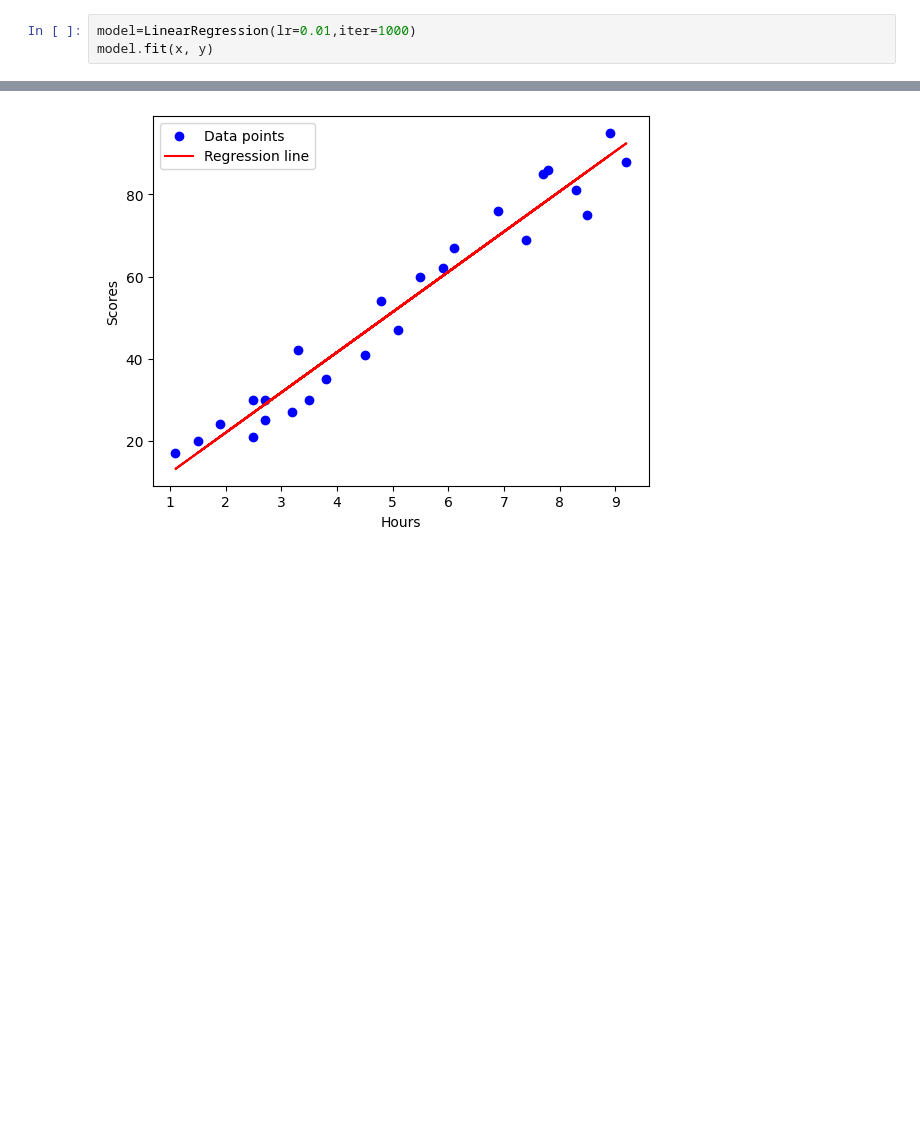
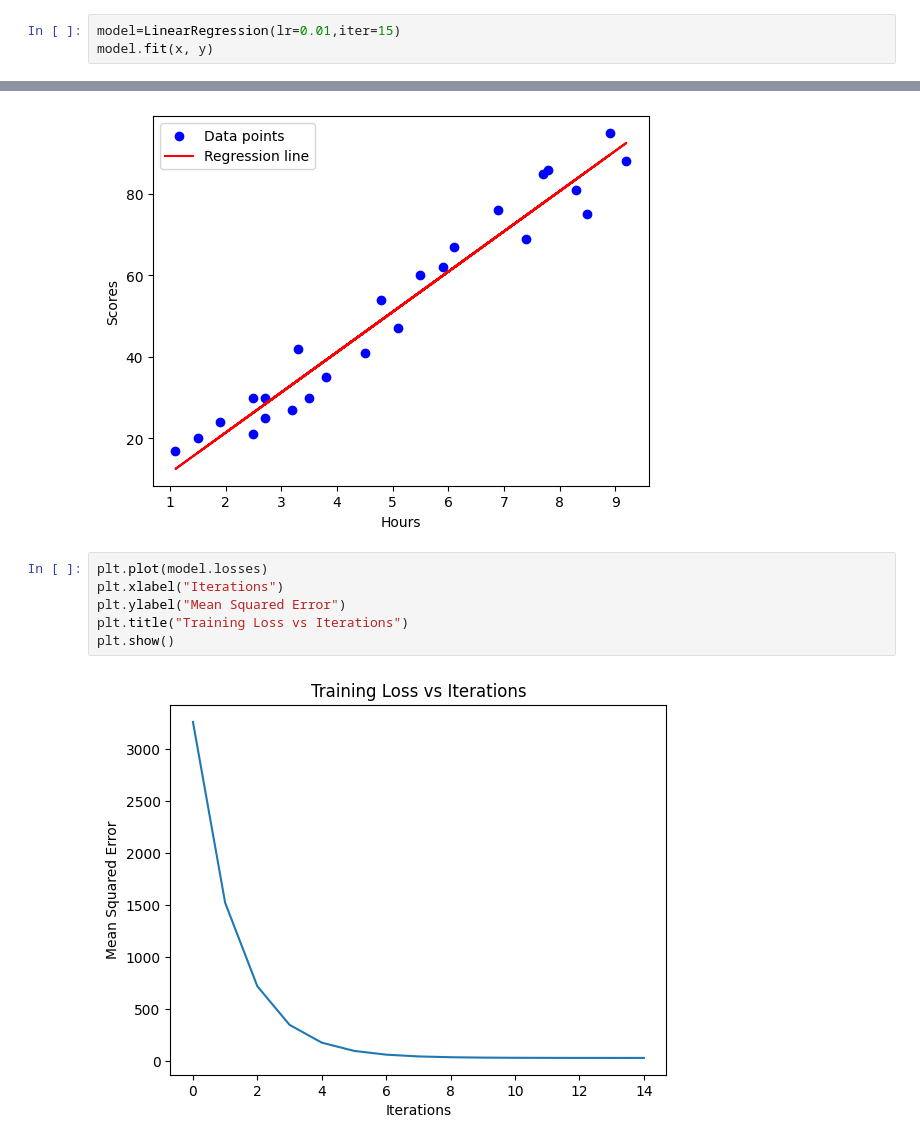
Before and after one commit to aanyam2007/LinearRegressionFromScratch, a Jupyter notebook: main.ipynb, the cells around one changed output, grey strips where cells are left out. Cells and saved outputs as stored; diff of their text form; blank space fills up the shorter version.

Commit message:
Add MSE loss tracking and cost vs iterations plot

```diff
--- a/main.ipynb
+++ b/main.ipynb
@@ -14,7 +14,7 @@ from linear_regression import LinearRegression
 x=data["Hours"].values.reshape(-1, 1)
 y=data.Scores
 # %%
-model=LinearRegression(lr=0.01,iter=1000)
+model=LinearRegression(lr=0.01,iter=15)
 model.fit(x, y)
 # %%
 y_pred=model.predict(x)
@@ -27,3 +27,11 @@ plt.legend()
 plt.show()
 # %% [output]
 [figure]
+# %%
+plt.plot(model.losses)
+plt.xlabel("Iterations")
+plt.ylabel("Mean Squared Error")
+plt.title("Training Loss vs Iterations")
+plt.show()
+# %% [output]
+[figure, added]
```
Also changed, not shown: 1 other file.
